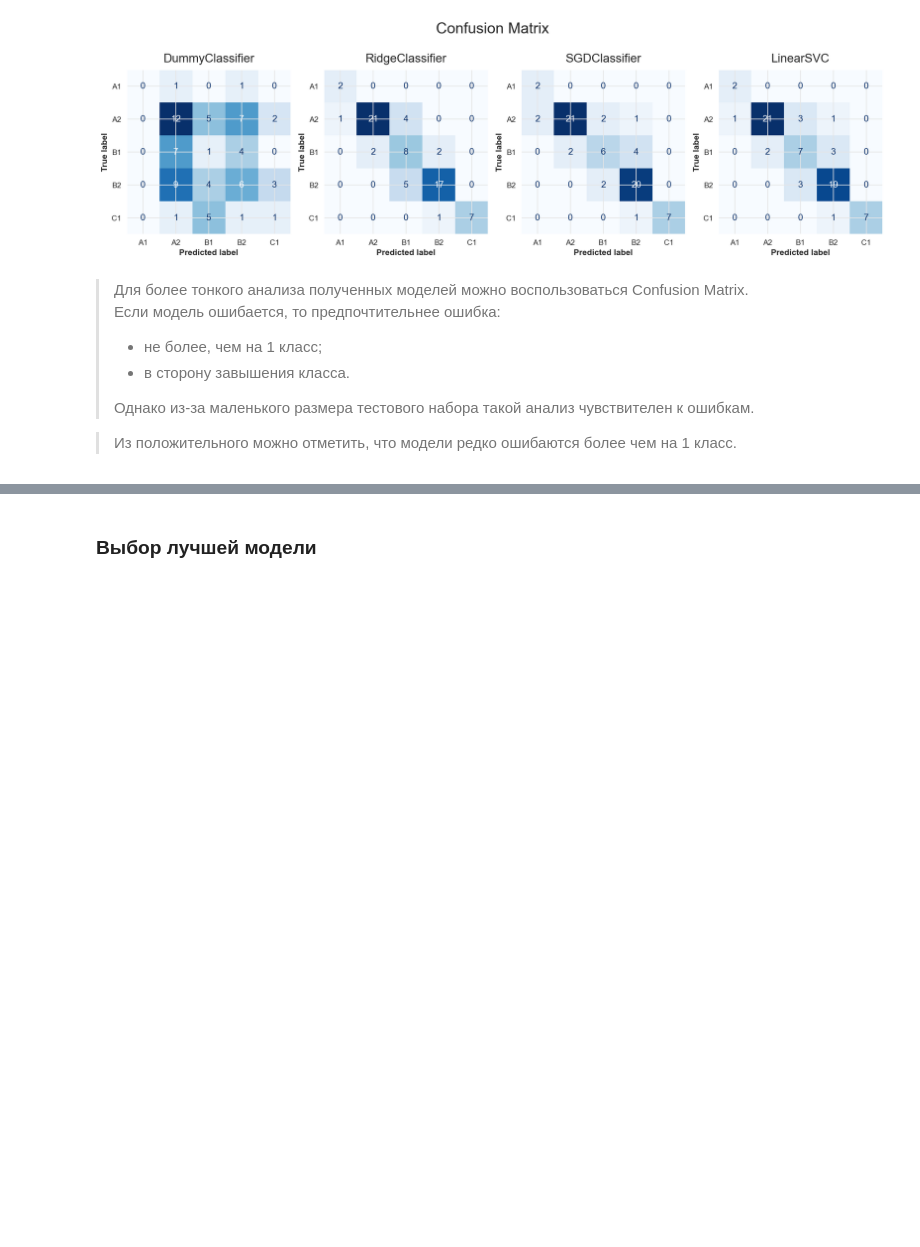
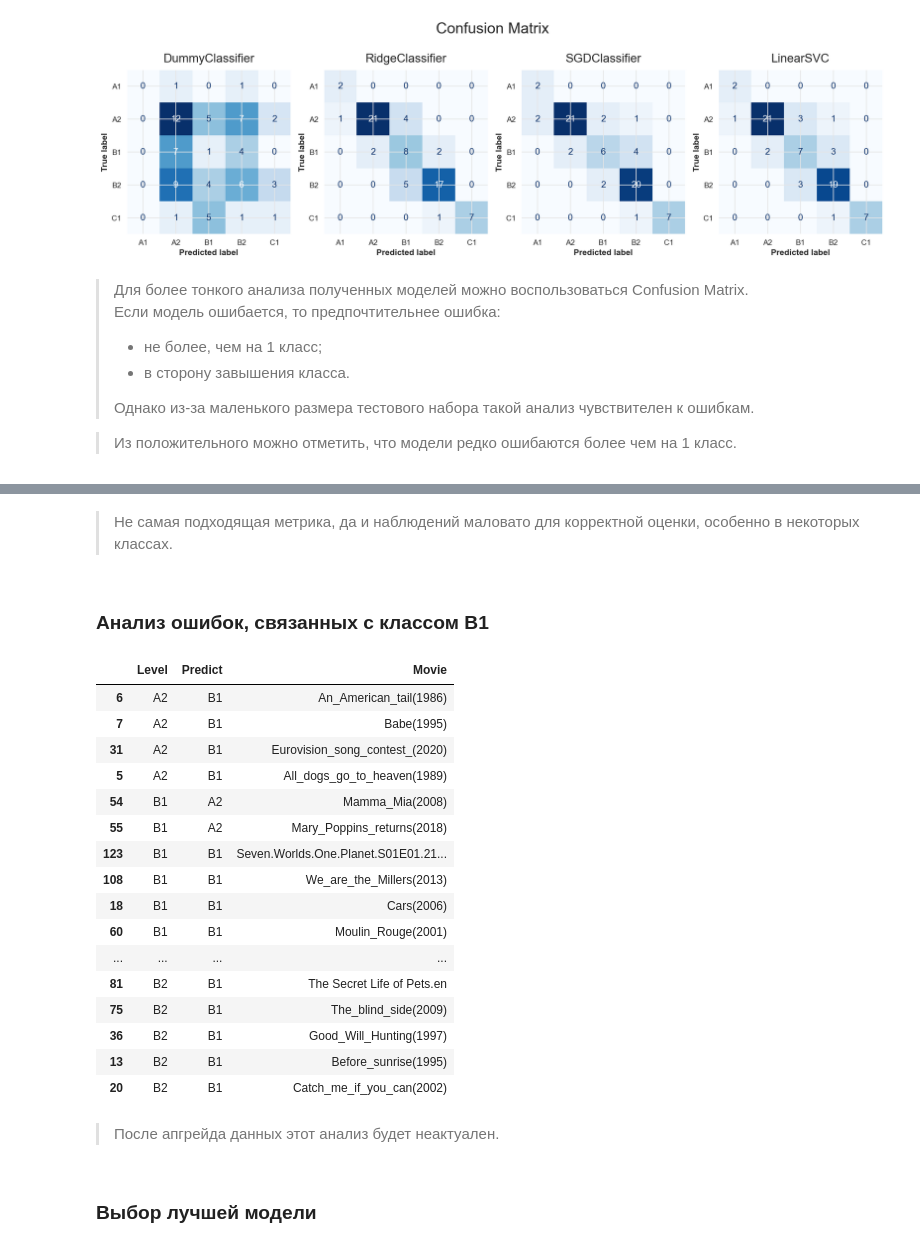
Before and after one commit to Nanobelka/english_subtitles_level, a Jupyter notebook: ML/4_model.ipynb, the cells around one changed output, grey strips where cells are left out. Drawn from its saved outputs; the diff is of its cells as text; code cells hidden in the pictures; blank space fills up the shorter version.

```diff
--- a/ML/4_model.ipynb
+++ b/ML/4_model.ipynb
@@ -837,3 +835,35 @@ plt.show()
+# %% [markdown]
+> Не самая подходящая метрика, да и наблюдений маловато для корректной оценки, особенно в некоторых классах.
+# %% [markdown]
+### Анализ ошибок, связанных с классом B1
+# %%
+X_pred = X_valid.drop('Subtitles', axis=1).copy()
+X_pred['Level'] = Y_valid
+X_pred['Predict'] = models.loc[1,'model'].fit(X_train,Y_train).predict(X_valid)
+
+X_pred = X_pred.join(data[['Movie']])
+
+X_pred[(X_pred.Level == 'B1') | (X_pred.Predict == 'B1')].sort_values(['Level','Predict'])
+# %% [output]
+|  | Level | Predict | Movie |
+| 6 | A2 | B1 | An_American_tail(1986) |
+| 7 | A2 | B1 | Babe(1995) |
+| 31 | A2 | B1 | Eurovision_song_contest_(2020) |
+| 5 | A2 | B1 | All_dogs_go_to_heaven(1989) |
+| 54 | B1 | A2 | Mamma_Mia(2008) |
+| 55 | B1 | A2 | Mary_Poppins_returns(2018) |
+| 123 | B1 | B1 | Seven.Worlds.One.Planet.S01E01.21... |
+| 108 | B1 | B1 | We_are_the_Millers(2013) |
+| 18 | B1 | B1 | Cars(2006) |
+| 60 | B1 | B1 | Moulin_Rouge(2001) |
+| ... | ... | ... | ... |
+| 81 | B2 | B1 | The Secret Life of Pets.en |
+| 75 | B2 | B1 | The_blind_side(2009) |
+| 36 | B2 | B1 | Good_Will_Hunting(1997) |
+| 13 | B2 | B1 | Before_sunrise(1995) |
+| 20 | B2 | B1 | Catch_me_if_you_can(2002) |
+# %% [markdown]
+> После апгрейда данных этот анализ будет неактуален.
 # %% [markdown]
 ### Выбор лучшей модели
 # %%
```
Also changed, not shown: parts of 18 cells of this notebook.
